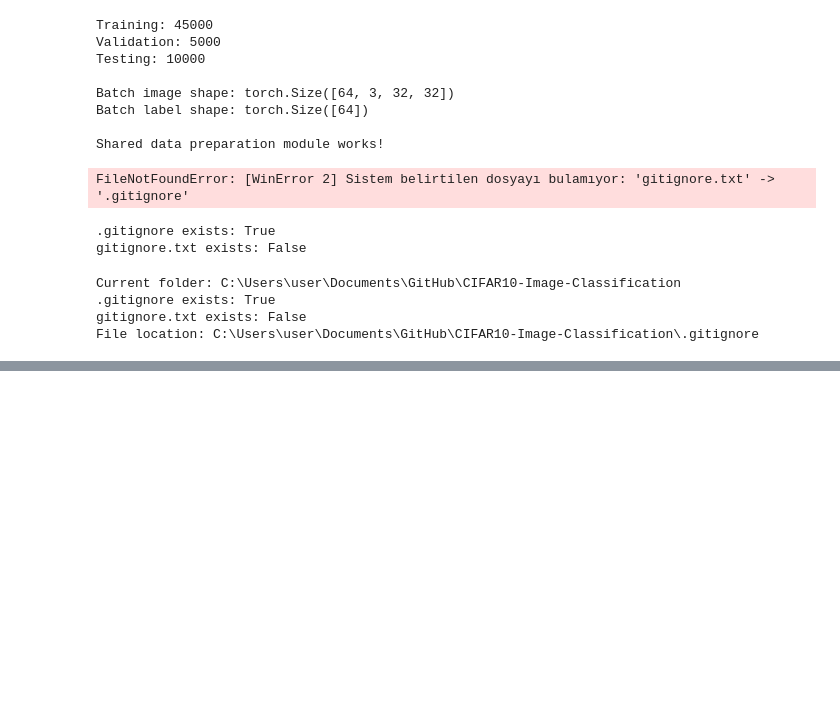
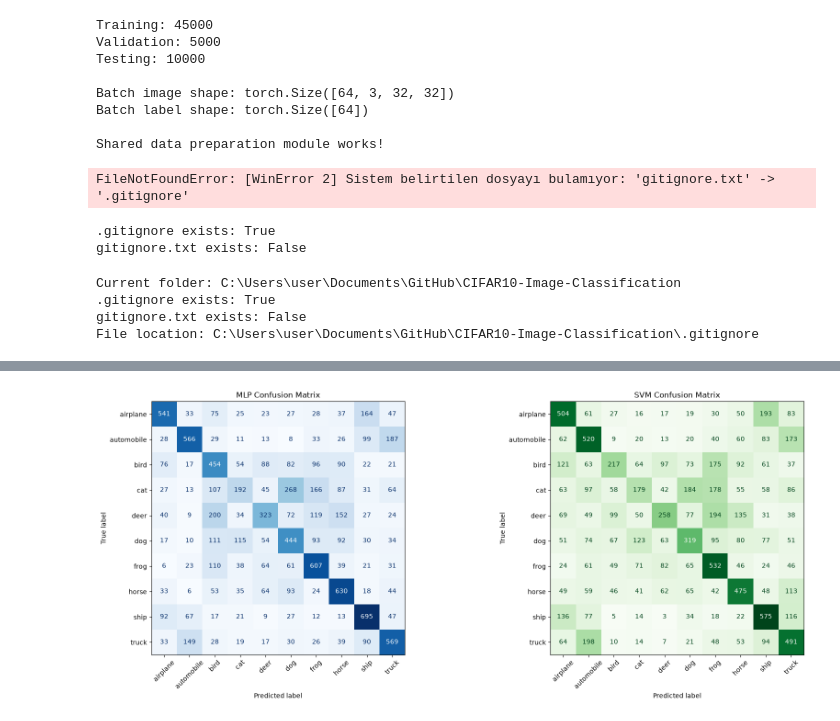
Before and after one commit to Davidsalmo792/CIFAR10-Image-Classification, a Jupyter notebook: CIFAR10_Project.ipynb, the cells around one changed output, grey strips where cells are left out. Cells and saved outputs as stored; diff of their text form; code cells hidden in the pictures; blank space fills up the shorter version.

```diff
--- a/CIFAR10_Project.ipynb
+++ b/CIFAR10_Project.ipynb
@@ -1089,0 +1117,19 @@ Correct predictions: 7580/10000
+# %%
+from sklearn.metrics import accuracy_score
+import numpy as np
+
+mlp_predictions = []
+
+with torch.no_grad():
+    for images, labels in test_loader:
+        outputs = mlp_model(images)
+        predictions = torch.argmax(outputs, dim=1)
+        mlp_predictions.extend(predictions.numpy())
+
+mlp_predictions = np.array(mlp_predictions)
+
+mlp_test_accuracy = accuracy_score(
+    y_test, mlp_predictions
+)
+
+print(f"MLP Test Accuracy: {mlp_test_accuracy * 100:.2f}%")
@@ -1089,0 +1177,49 @@ Correct predictions: 7580/10000
+# %%
+import matplotlib.pyplot as plt
+from sklearn.metrics import confusion_matrix, ConfusionMatrixDisplay
+
+class_names = [
+    "airplane", "automobile", "bird", "cat", "deer",
+    "dog", "frog", "horse", "ship", "truck"
+]
+
+fig, axes = plt.subplots(1, 2, figsize=(18, 7))
+
+# MLP confusion matrix
+cm_mlp = confusion_matrix(y_test, mlp_predictions)
+
+disp_mlp = ConfusionMatrixDisplay(
+    confusion_matrix=cm_mlp,
+    display_labels=class_names
+)
+
+disp_mlp.plot(
+    ax=axes[0],
+    cmap="Blues",
+    xticks_rotation=45,
+    colorbar=False
+)
+
+axes[0].set_title("MLP Confusion Matrix")
+
+# SVM confusion matrix
+cm_svm = confusion_matrix(y_test, test_predictions_svm)
+
+disp_svm = ConfusionMatrixDisplay(
+    confusion_matrix=cm_svm,
+    display_labels=class_names
+)
+
+disp_svm.plot(
+    ax=axes[1],
+    cmap="Greens",
+    xticks_rotation=45,
+    colorbar=False
+)
+
+axes[1].set_title("SVM Confusion Matrix")
+
+plt.tight_layout()
+plt.show()
+# %% [output]
+[figure, added]
```
Also changed, not shown: parts of 37 cells of this notebook.
